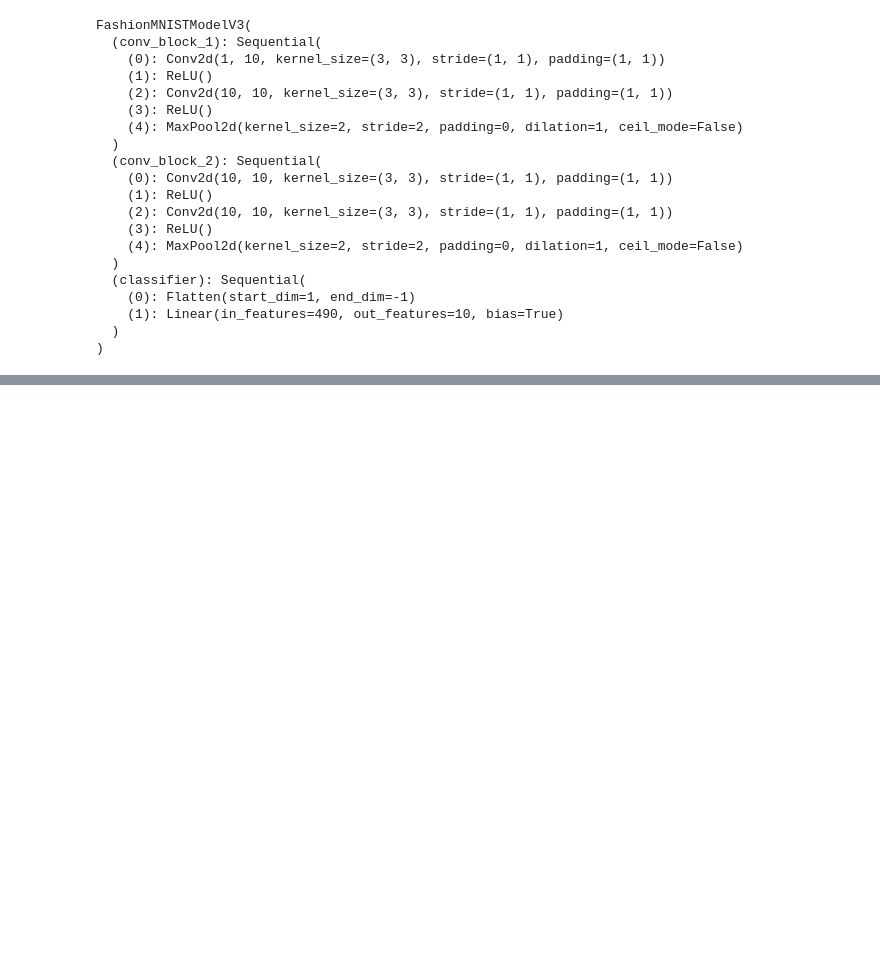
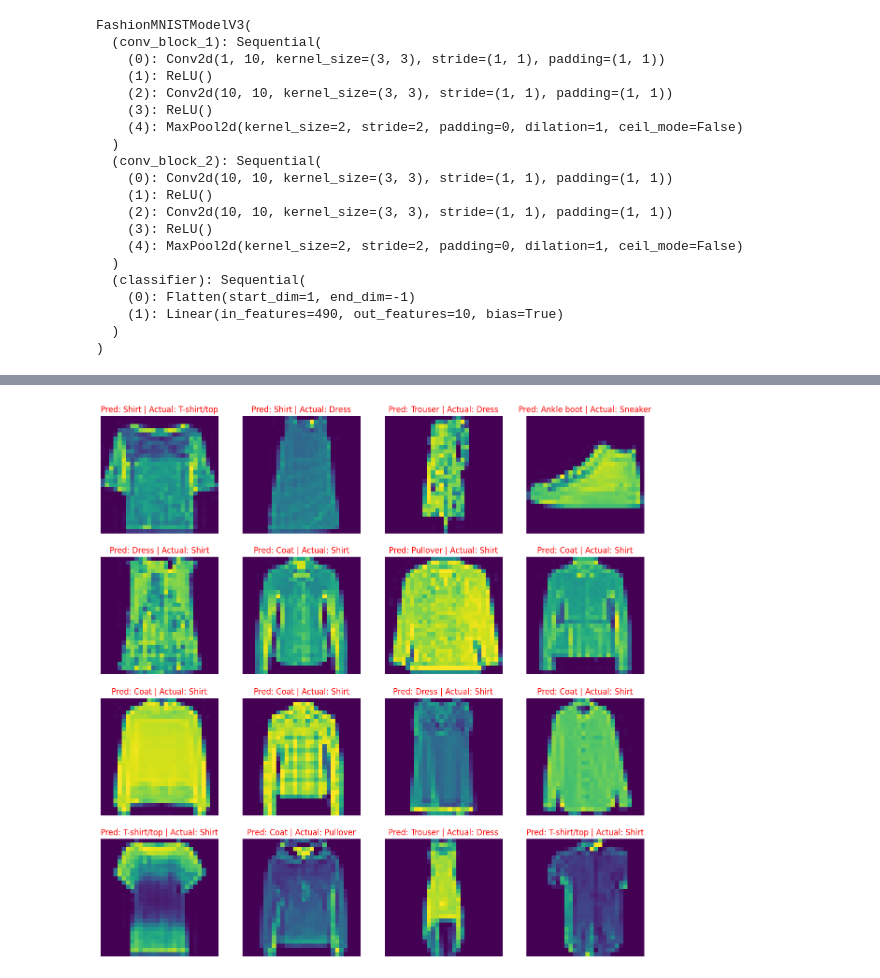
Before and after one commit to JustinTrannn/learningPytorch, a Jupyter notebook: 03_Pytorch_Computer_Vision.ipynb, the cells around one changed output, grey strips where cells are left out. Saved outputs shown, nothing was run; the diff lists cells and outputs as text; code cells hidden in the pictures; blank space fills up the shorter version.

```diff
--- a/03_Pytorch_Computer_Vision.ipynb
+++ b/03_Pytorch_Computer_Vision.ipynb
@@ -1346,0 +1697,24 @@ tensor(True)
+# %%
+# I'm just going to visualize all the incorrect predictions by the model
+nrows=4
+ncols=4
+
+plt.figure(figsize=(15,15))
+
+incorrect = 1
+while incorrect <= 16:
+    random_idx = random.sample(range(0, len(train_data)), 1)
+
+    img, label = train_data[random_idx[0]]
+    predicted_label = exercise_model_0(img.unsqueeze(dim=0)).argmax(dim=1).item()
+
+    if label != predicted_label:
+        plt.subplot(nrows, ncols, incorrect)
+        plt.imshow(img.squeeze())
+        plt.axis(False)
+        title = f"Pred: {class_names[predicted_label]} | Actual: {class_names[label]}"
+        plt.title(title, color='red')
+
+        incorrect += 1
+# %% [output]
+[figure, added]
```
Also changed, not shown: parts of 37 cells of this notebook.
